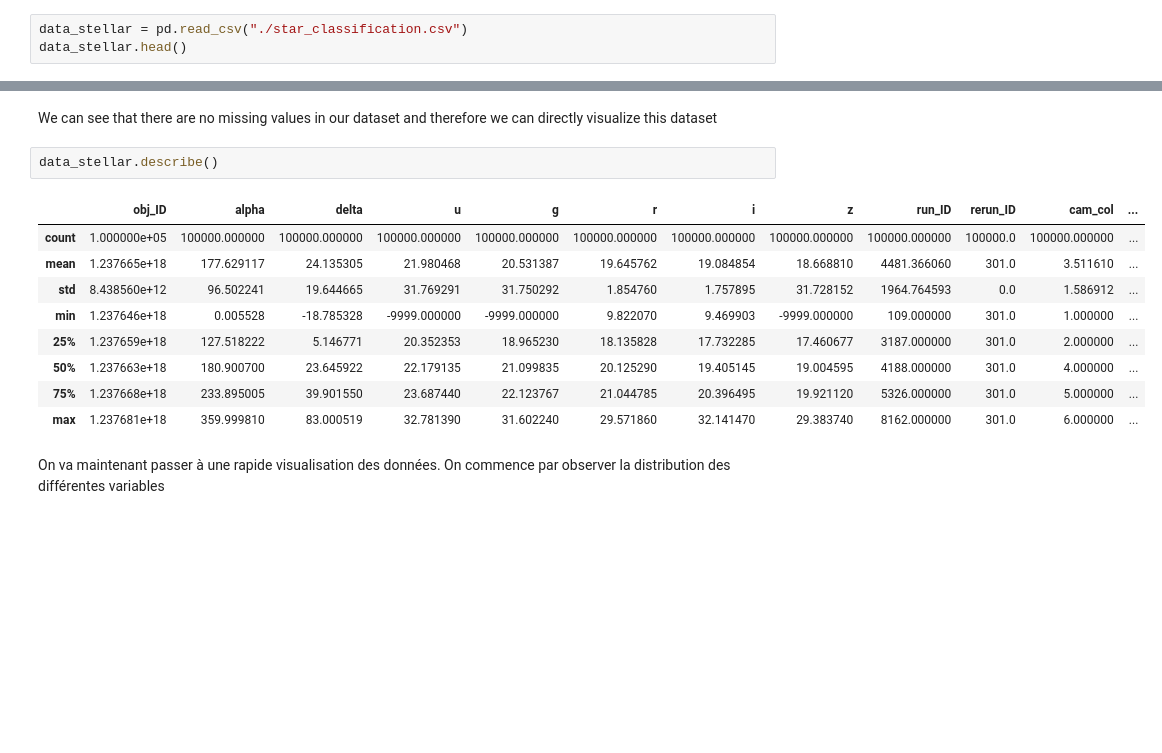
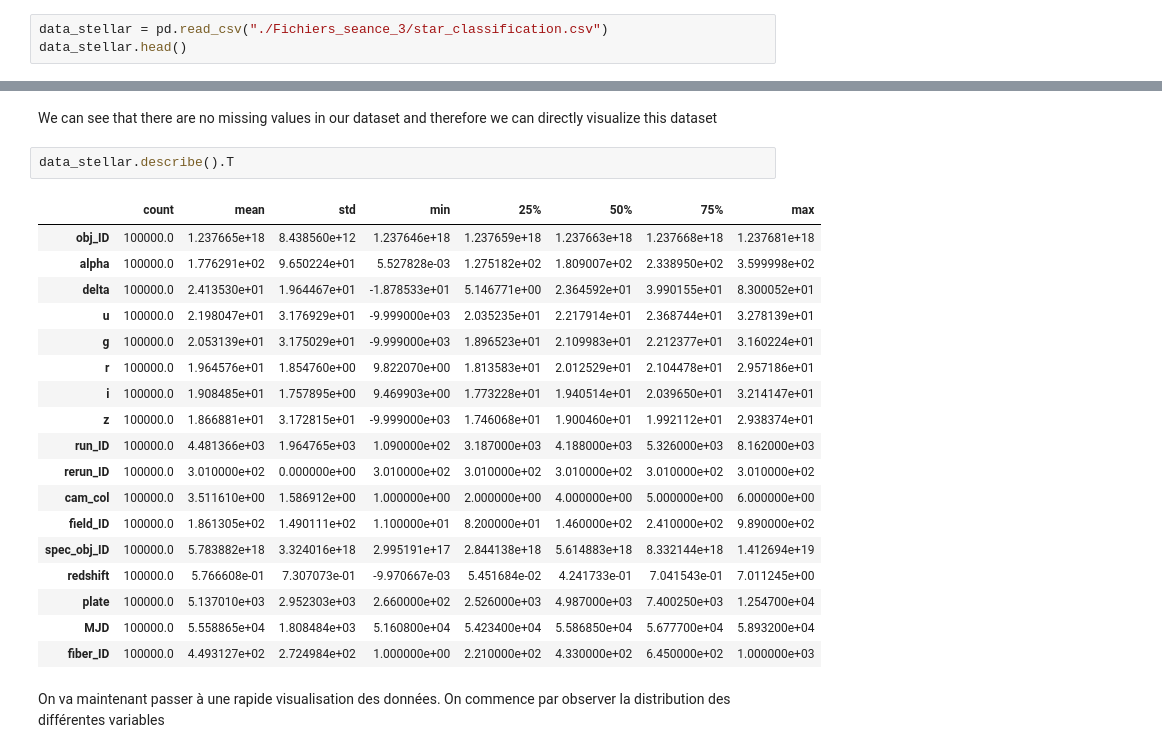
Before and after one commit to MohamedNennouche/Computer-Vision-with-Python, a Jupyter notebook: Seance 3/notebook-stellar.ipynb, the cells around one changed output, grey strips where cells are left out. Saved outputs shown, nothing was run; the diff lists cells and outputs as text; blank space fills up the shorter version.

```diff
--- a/Seance 3/notebook-stellar.ipynb
+++ b/Seance 3/notebook-stellar.ipynb
@@ -25,7 +27,7 @@ from sklearn.utils import resample
 ## Data preparation
 ### Loading data
 # %%
-data_stellar = pd.read_csv("./star_classification.csv")
+data_stellar = pd.read_csv("./Fichiers_seance_3/star_classification.csv")
 data_stellar.head()
 # %% [output]
 |  | obj_ID | alpha | delta | u | g | r | i | z | run_ID | rerun_ID | cam_col | ... |
@@ -73,17 +75,26 @@ dtype: int64
 # %% [markdown]
 We can see that there are no missing values in our dataset and therefore we can directly visualize this dataset
 # %%
-data_stellar.describe()
+data_stellar.describe().T
 # %% [output]
-|  | obj_ID | alpha | delta | u | g | r | i | z | run_ID | rerun_ID | cam_col | ... |
-| count | 1.000000e+05 | 100000.000000 | 100000.000000 | 100000.000000 | 100000.000000 | 100000.000000 | 100000.000000 | 100000.000000 | 100000.000000 | 100000.0 | 100000.000000 | ... |
-| mean | 1.237665e+18 | 177.629117 | 24.135305 | 21.980468 | 20.531387 | 19.645762 | 19.084854 | 18.668810 | 4481.366060 | 301.0 | 3.511610 | ... |
-| std | 8.438560e+12 | 96.502241 | 19.644665 | 31.769291 | 31.750292 | 1.854760 | 1.757895 | 31.728152 | 1964.764593 | 0.0 | 1.586912 | ... |
-| min | 1.237646e+18 | 0.005528 | -18.785328 | -9999.000000 | -9999.000000 | 9.822070 | 9.469903 | -9999.000000 | 109.000000 | 301.0 | 1.000000 | ... |
-| 25% | 1.237659e+18 | 127.518222 | 5.146771 | 20.352353 | 18.965230 | 18.135828 | 17.732285 | 17.460677 | 3187.000000 | 301.0 | 2.000000 | ... |
-| 50% | 1.237663e+18 | 180.900700 | 23.645922 | 22.179135 | 21.099835 | 20.125290 | 19.405145 | 19.004595 | 4188.000000 | 301.0 | 4.000000 | ... |
-| 75% | 1.237668e+18 | 233.895005 | 39.901550 | 23.687440 | 22.123767 | 21.044785 | 20.396495 | 19.921120 | 5326.000000 | 301.0 | 5.000000 | ... |
-| max | 1.237681e+18 | 359.999810 | 83.000519 | 32.781390 | 31.602240 | 29.571860 | 32.141470 | 29.383740 | 8162.000000 | 301.0 | 6.000000 | ... |
+|  | count | mean | std | min | 25% | 50% | 75% | max |
+| obj_ID | 100000.0 | 1.237665e+18 | 8.438560e+12 | 1.237646e+18 | 1.237659e+18 | 1.237663e+18 | 1.237668e+18 | 1.237681e+18 |
+| alpha | 100000.0 | 1.776291e+02 | 9.650224e+01 | 5.527828e-03 | 1.275182e+02 | 1.809007e+02 | 2.338950e+02 | 3.599998e+02 |
+| delta | 100000.0 | 2.413530e+01 | 1.964467e+01 | -1.878533e+01 | 5.146771e+00 | 2.364592e+01 | 3.990155e+01 | 8.300052e+01 |
+| u | 100000.0 | 2.198047e+01 | 3.176929e+01 | -9.999000e+03 | 2.035235e+01 | 2.217914e+01 | 2.368744e+01 | 3.278139e+01 |
+| g | 100000.0 | 2.053139e+01 | 3.175029e+01 | -9.999000e+03 | 1.896523e+01 | 2.109983e+01 | 2.212377e+01 | 3.160224e+01 |
+| r | 100000.0 | 1.964576e+01 | 1.854760e+00 | 9.822070e+00 | 1.813583e+01 | 2.012529e+01 | 2.104478e+01 | 2.957186e+01 |
+| i | 100000.0 | 1.908485e+01 | 1.757895e+00 | 9.469903e+00 | 1.773228e+01 | 1.940514e+01 | 2.039650e+01 | 3.214147e+01 |
+| z | 100000.0 | 1.866881e+01 | 3.172815e+01 | -9.999000e+03 | 1.746068e+01 | 1.900460e+01 | 1.992112e+01 | 2.938374e+01 |
+| run_ID | 100000.0 | 4.481366e+03 | 1.964765e+03 | 1.090000e+02 | 3.187000e+03 | 4.188000e+03 | 5.326000e+03 | 8.162000e+03 |
+| rerun_ID | 100000.0 | 3.010000e+02 | 0.000000e+00 | 3.010000e+02 | 3.010000e+02 | 3.010000e+02 | 3.010000e+02 | 3.010000e+02 |
+| cam_col | 100000.0 | 3.511610e+00 | 1.586912e+00 | 1.000000e+00 | 2.000000e+00 | 4.000000e+00 | 5.000000e+00 | 6.000000e+00 |
+| field_ID | 100000.0 | 1.861305e+02 | 1.490111e+02 | 1.100000e+01 | 8.200000e+01 | 1.460000e+02 | 2.410000e+02 | 9.890000e+02 |
+| spec_obj_ID | 100000.0 | 5.783882e+18 | 3.324016e+18 | 2.995191e+17 | 2.844138e+18 | 5.614883e+18 | 8.332144e+18 | 1.412694e+19 |
+| redshift | 100000.0 | 5.766608e-01 | 7.307073e-01 | -9.970667e-03 | 5.451684e-02 | 4.241733e-01 | 7.041543e-01 | 7.011245e+00 |
+| plate | 100000.0 | 5.137010e+03 | 2.952303e+03 | 2.660000e+02 | 2.526000e+03 | 4.987000e+03 | 7.400250e+03 | 1.254700e+04 |
+| MJD | 100000.0 | 5.558865e+04 | 1.808484e+03 | 5.160800e+04 | 5.423400e+04 | 5.586850e+04 | 5.677700e+04 | 5.893200e+04 |
+| fiber_ID | 100000.0 | 4.493127e+02 | 2.724984e+02 | 1.000000e+00 | 2.210000e+02 | 4.330000e+02 | 6.450000e+02 | 1.000000e+03 |
 # %% [markdown]
 On va maintenant passer à une rapide visualisation des données. On commence par observer la distribution des différentes variables
 # %%
```
Also changed, not shown: parts of 11 cells of this notebook, 2 other files.
